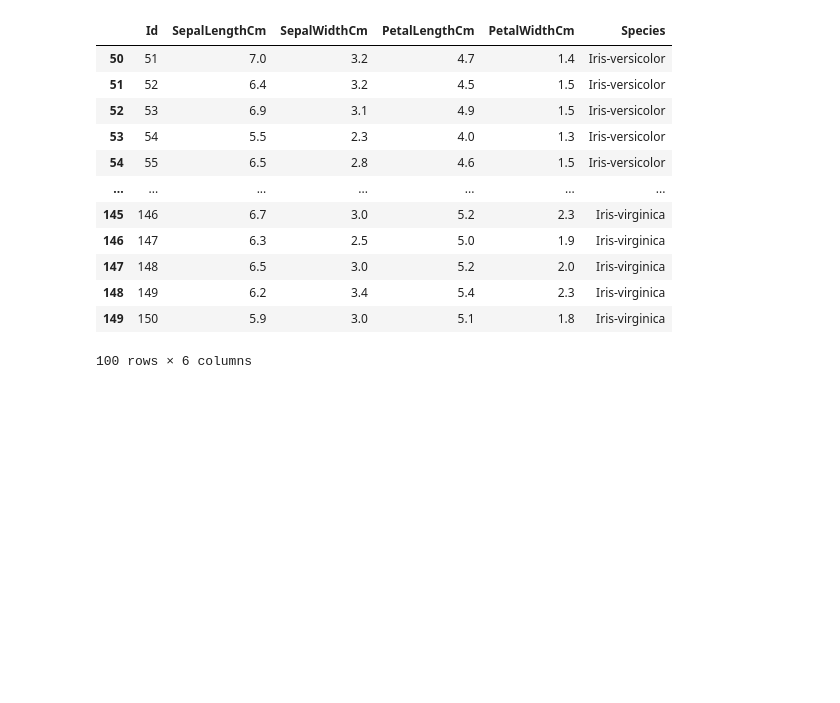
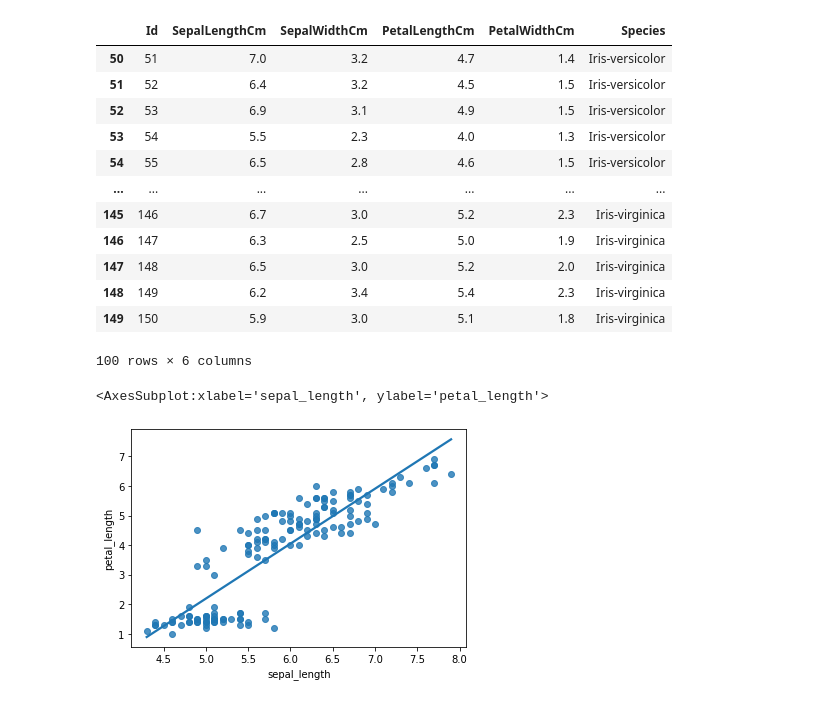
Before and after one commit to Thien-Nguyen-Git/Iris_Flowers, a Jupyter notebook: Beautiful_Flowers.ipynb, the cells around one changed output. Saved outputs shown, nothing was run; the diff lists cells and outputs as text; code cells hidden in the pictures; blank space fills up the shorter version.

Commit message:
Scatter Plot with Regression Line

```diff
--- a/Beautiful_Flowers.ipynb
+++ b/Beautiful_Flowers.ipynb
@@ -91,5 +91,14 @@ df.loc[ (df['PetalLengthCm'] >= 2) ]
 100 rows × 6 columns
 # %%
 # 7. Try to know the relationship between sepallength and petallength and draw a scatter plot between them and show the relationship between them
+
+import seaborn as sb
+
+iris_df = sb.load_dataset('iris')
+
+sb.regplot(x = "sepal_length", y = "petal_length", ci = None, data = iris_df)
+# %% [output]
+<AxesSubplot:xlabel='sepal_length', ylabel='petal_length'>
+[figure, added]
 # %%
 # 8. Now apply species as hue in the same scatter plot for better visibility and understanding
```
Also changed, not shown: 1 other file.
